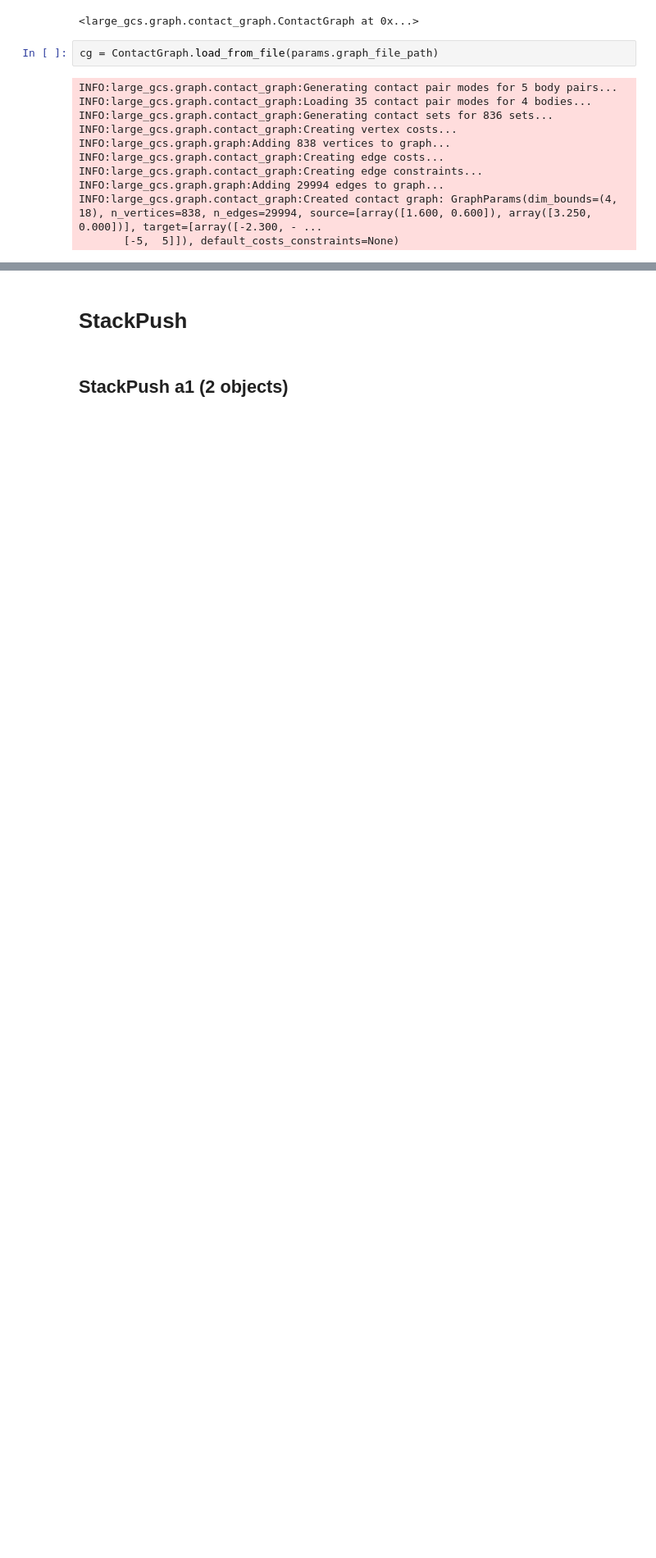
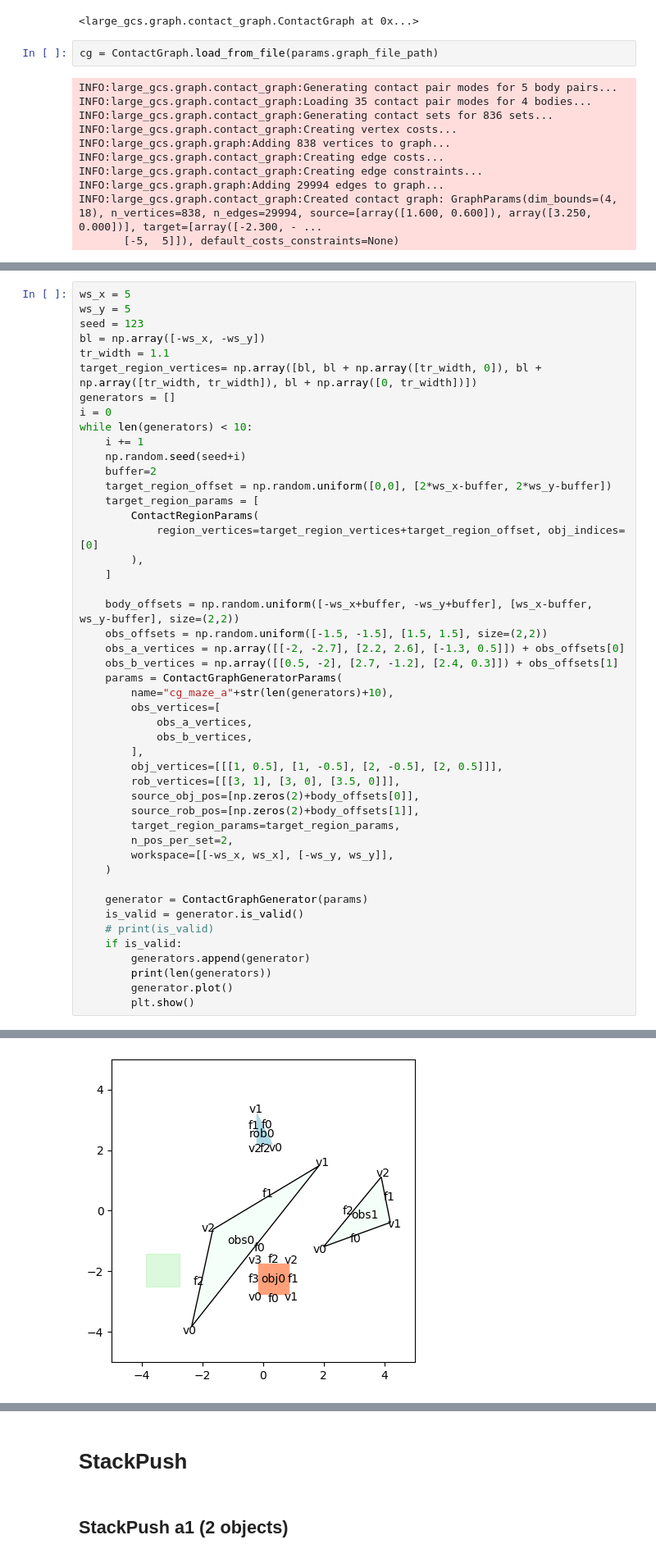
Before and after one commit to shaoyuancc/large_gcs, a Jupyter notebook: scripts/contact_graph_generator.ipynb, the cells around one changed output, grey strips where cells are left out. Shown at 82% size. Cells and saved outputs as stored; diff of their text form; blank space fills up the shorter version.

```diff
--- a/scripts/contact_graph_generator.ipynb
+++ b/scripts/contact_graph_generator.ipynb
@@ -633,0 +750,48 @@ INFO:large_gcs.graph.incremental_contact_graph:Calculating adjacent contact pair
+# %%
+ws_x = 5
+ws_y = 5
+seed = 123
+bl = np.array([-ws_x, -ws_y])
+tr_width = 1.1
+target_region_vertices= np.array([bl, bl + np.array([tr_width, 0]), bl + np.array([tr_width, tr_width]), bl + np.array([0, tr_width])])
+generators = []
+i = 0
+while len(generators) < 10:
+    i += 1
+    np.random.seed(seed+i)
+    buffer=2
+    target_region_offset = np.random.uniform([0,0], [2*ws_x-buffer, 2*ws_y-buffer])
+    target_region_params = [
+        ContactRegionParams(
+            region_vertices=target_region_vertices+target_region_offset, obj_indices=[0]
+        ),
+    ]
+
+    body_offsets = np.random.uniform([-ws_x+buffer, -ws_y+buffer], [ws_x-buffer, ws_y-buffer], size=(2,2))
+    obs_offsets = np.random.uniform([-1.5, -1.5], [1.5, 1.5], size=(2,2))
+    obs_a_vertices = np.array([[-2, -2.7], [2.2, 2.6], [-1.3, 0.5]]) + obs_offsets[0]
+    obs_b_vertices = np.array([[0.5, -2], [2.7, -1.2], [2.4, 0.3]]) + obs_offsets[1]
+    params = ContactGraphGeneratorParams(
+        name="cg_maze_a"+str(len(generators)+10),
+        obs_vertices=[
+            obs_a_vertices,
+            obs_b_vertices,
+        ],
+        obj_vertices=[[[1, 0.5], [1, -0.5], [2, -0.5], [2, 0.5]]],
+        rob_vertices=[[[3, 1], [3, 0], [3.5, 0]]],
+        source_obj_pos=[np.zeros(2)+body_offsets[0]],
+        source_rob_pos=[np.zeros(2)+body_offsets[1]],
+        target_region_params=target_region_params,
+        n_pos_per_set=2,
+        workspace=[[-ws_x, ws_x], [-ws_y, ws_y]],
+    )
+
+    generator = ContactGraphGenerator(params)
+    is_valid = generator.is_valid()
+    # print(is_valid)
+    if is_valid:
+        generators.append(generator)
+        print(len(generators))
+        generator.plot()
+        plt.show()
+# %% [output]
@@ -633,0 +799 @@ INFO:large_gcs.graph.incremental_contact_graph:Calculating adjacent contact pair
+[figure, added]
```
Also changed, not shown: parts of 10 cells of this notebook, 29 other files.
